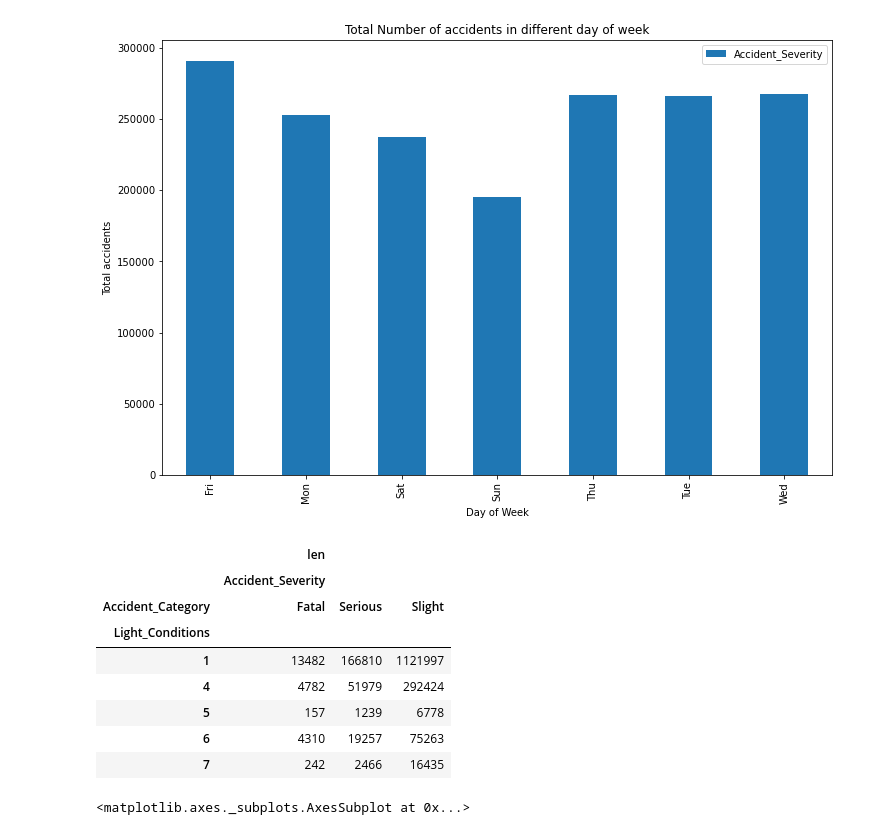
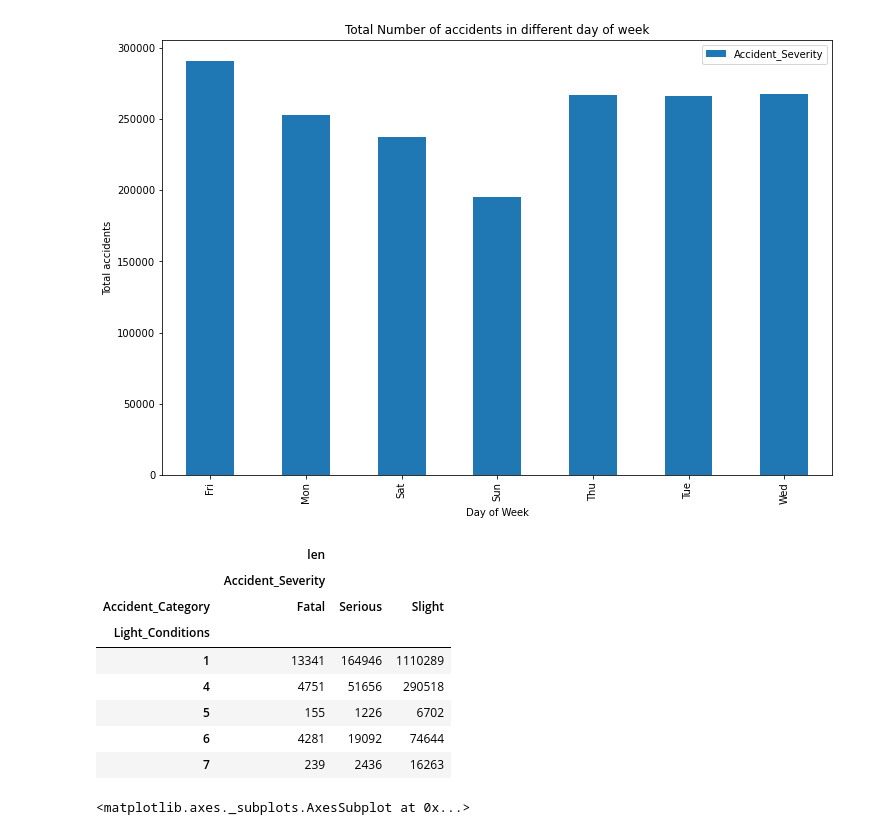
Before and after one commit to snakesfx/Capstone-Project, a Jupyter notebook: Capstone Project.ipynb, the cells around one changed output. Cells and saved outputs as stored; diff of their text form; code cells hidden in the pictures.

```diff
--- a/Capstone Project.ipynb
+++ b/Capstone Project.ipynb
@@ -61,9 +97,8 @@ Did_Police_Officer_Attend_Scene_of_Accident         0
 LSOA_of_Accident_Location                      129471
 dtype: int64
 # %%
-#Drop columns with greater than 10,000 null values
-df_acc.drop(columns=['LSOA_of_Accident_Location', 'Location_Easting_OSGR','Location_Northing_OSGR','LSOA_of_Accident_Location','Carriageway_Hazards','Did_Police_Officer_Attend_Scene_of_Accident','Special_Conditions_at_Site'
-], inplace = True,axis= 1)
+#Drop columns with null and mising values
+accidents.drop(columns=['LSOA_of_Accident_Location', 'Location_Easting_OSGR',
+'Location_Northing_OSGR','Junction_Control','2nd_Road_Class'], inplace = True,axis= 1)
 # %%
-#drop NA rows
-df_acc.dropna(inplace = True)
+accidents.dropna(inplace=True)
@@ -128,0 +109,7 @@ df_acc.shape
+# %%
+accidents['Date_time'] =  accidents['Date'] +' '+ accidents['Time']
+
+for col in accidents.columns:
+    accidents = (accidents[accidents[col]!=-1])
+    accidents['Date_time'] = pd.to_datetime(accidents.Date_time)
+accidents.drop(['Date','Time'],axis =1 , inplace=True)
@@ -192,26 +227,26 @@ def category(accident_severity):
         return 'Unknown'
 # %%
 # Apply the function and add it as 'Accident_Category' column
-df_acc['Accident_Category'] = df_acc['Accident_Severity'].apply(category)
+accidents['Accident_Category'] = accidents['Accident_Severity'].apply(category)
 # %%
 # Relationship between Light_Conditions and Accident_Severity
 # Create a pivot table
 
-lc_sev=df_acc[["Accident_Severity",'Light_Conditions','Accident_Category']]
+lc_sev=accidents[["Accident_Severity",'Light_Conditions','Accident_Category']]
 
 lc_sev_pivot=pd.pivot_table(lc_sev,index=['Light_Conditions'],values=["Accident_Severity"],columns=['Accident_Category'],aggfunc=[len])
 
 lc_sev_pivot
 # %% [output]
 |  | len |  |  |
 |  | Accident_Severity |  |  |
 | Accident_Category | Fatal | Serious | Slight |
 | Light_Conditions |  |  |  |
-| 1 | 13482 | 166810 | 1121997 |
-| 4 | 4782 | 51979 | 292424 |
-| 5 | 157 | 1239 | 6778 |
-| 6 | 4310 | 19257 | 75263 |
-| 7 | 242 | 2466 | 16435 |
+| 1 | 13341 | 164946 | 1110289 |
+| 4 | 4751 | 51656 | 290518 |
+| 5 | 155 | 1226 | 6702 |
+| 6 | 4281 | 19092 | 74644 |
+| 7 | 239 | 2436 | 16263 |
 # %%
 # Using seaborn heatmap
 plt.figure(figsize=(7,9))
```
Also changed, not shown: parts of 47 cells of this notebook.
